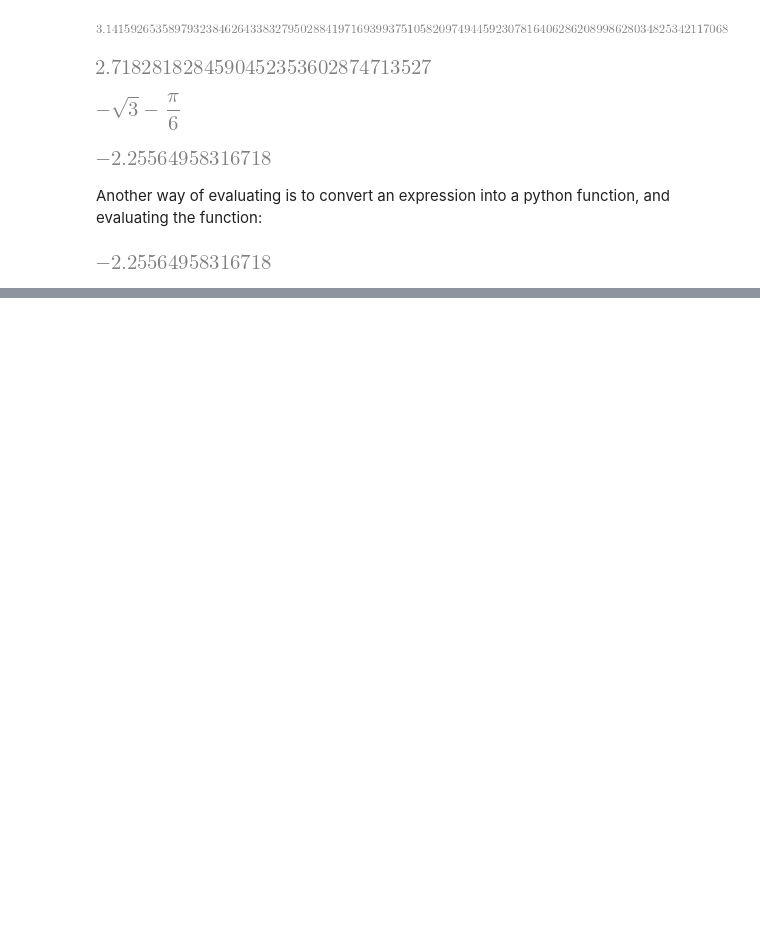
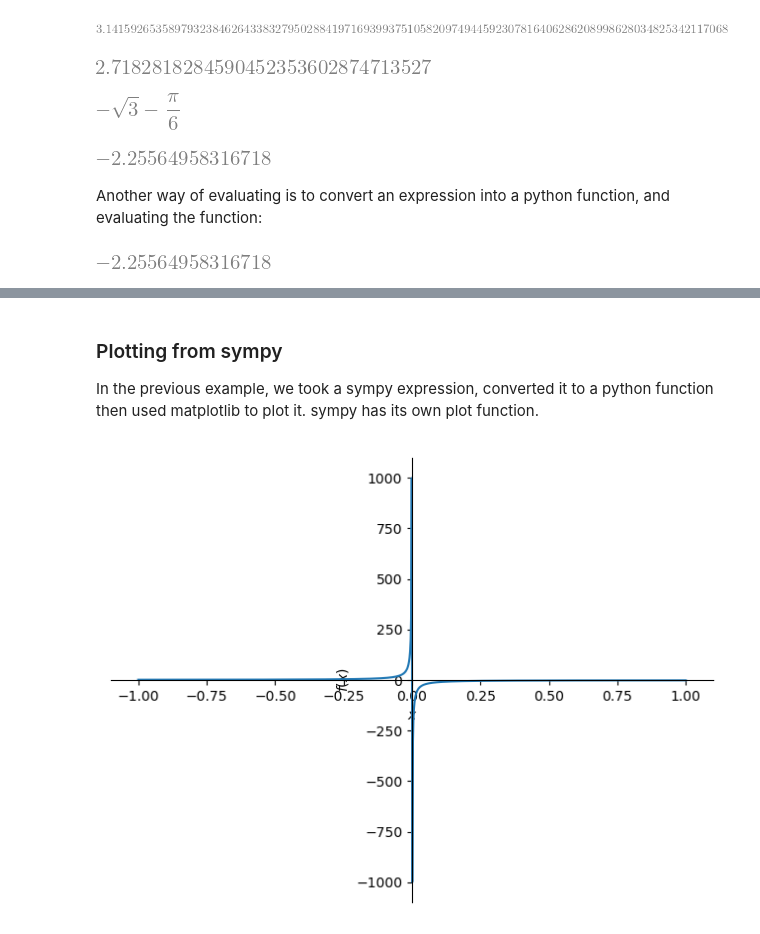
Before and after one commit to bourdin/MATH1MP3Fall2025, a Jupyter notebook: Edited_in_class/18-1 sympy.ipynb, the cells around one changed output, grey strips where cells are left out. Drawn from its saved outputs; the diff is of its cells as text; code cells hidden in the pictures; blank space fills up the shorter version.

Commit message:
More sympy stuff

```diff
--- a/Edited_in_class/18-1 sympy.ipynb
+++ b/Edited_in_class/18-1 sympy.ipynb
@@ -304,0 +307,8 @@ ax.legend()
+# %% [markdown]
+### Plotting from sympy
+In the previous example, we took a sympy expression, converted it to a python function then used matplotlib to plot it.
+sympy has its own plot function.
+# %%
+p = plot(expr2, (x,-1,1))
+# %% [output]
+[figure, added]
```
Also changed, not shown: parts of 21 cells of this notebook, 3 other files.
